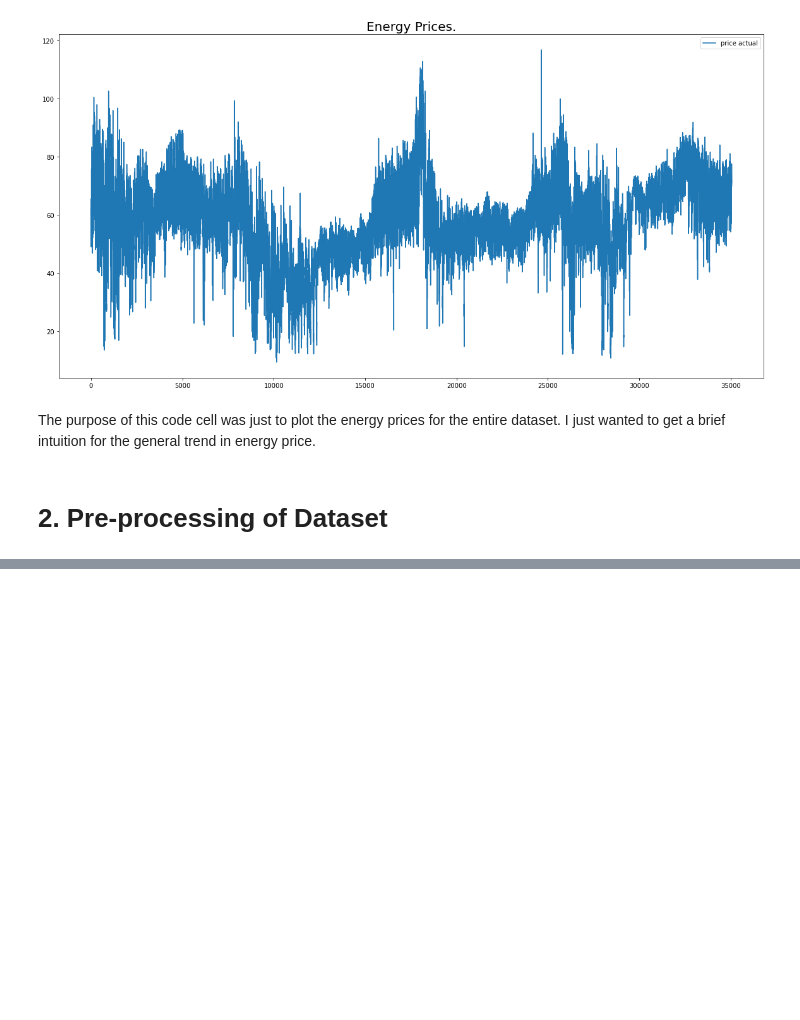
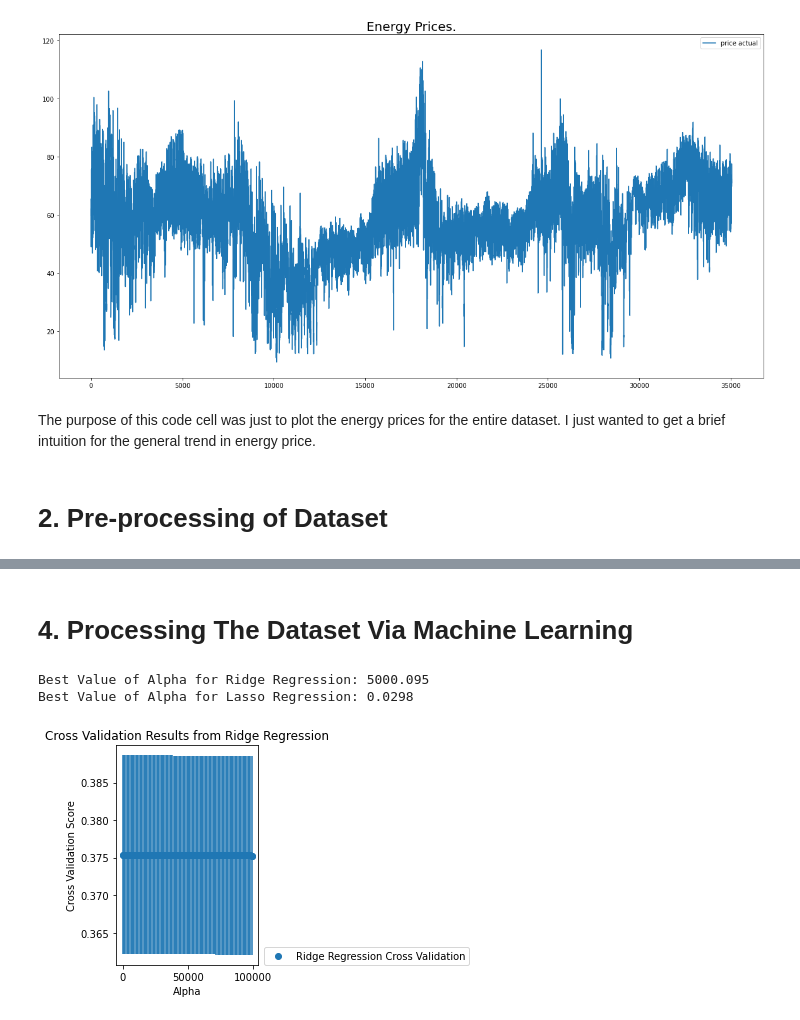
Before and after one commit to Ravi-Raghavan/ECE_443_Term_Project, a Jupyter notebook: EnergyPrices/EnergyPrices.ipynb, the cells around one changed output, grey strips where cells are left out. Saved outputs shown, nothing was run; the diff lists cells and outputs as text; code cells hidden in the pictures; blank space fills up the shorter version.

```diff
--- a/EnergyPrices/EnergyPrices.ipynb
+++ b/EnergyPrices/EnergyPrices.ipynb
@@ -172,0 +280,34 @@ Index(['time', 'generation biomass', 'generation fossil brown coal/lignite',
+# %% [markdown]
+# **4. Processing The Dataset Via Machine Learning**
+# %%
+alphas_model1 = np.linspace(0.1, 100000, 100, endpoint = False) #create alphas for Ridge Regression cross validation testing
+
+cross_validation_scores_model1 = [cross_validate(Ridge(alpha), X_train, Y_train) for alpha in alphas_model1] #compute cross validation scores for each alpha for Ridge Regression
+mean_validation_scores_model1 = [data["test_score"].mean() for data in cross_validation_scores_model1] #compute mean of cross validation scores
+std_validation_scores_model1 = [data["test_score"].std() for data in cross_validation_scores_model1] #compute standard deviation of cross validation scores
+best_alpha_model1 = alphas_model1[np.argmax(mean_validation_scores_model1)] #determine which alphs gives us best cross validation score
+
+print(f"Best Value of Alpha for Ridge Regression: {best_alpha_model1}") #print statement
+
+alphas_model2 = np.linspace(0.01, 1, 100, endpoint = False) #create alphas for Ridge Regression cross validation testing
+cross_validation_scores_model2 = [cross_validate(Lasso(alpha), X_train, Y_train) for alpha in alphas_model2] #compute cross validation scores for each alpha for Lasso Regression
+mean_validation_scores_model2 = [data["test_score"].mean() for data in cross_validation_scores_model2] #compute mean of cross validation scores
+std_validation_scores_model2 = [data["test_score"].std() for data in cross_validation_scores_model2] #compute standard deviation of cross validation scores
+best_alpha_model2 = alphas_model2[np.argmax(mean_validation_scores_model2)] #determine which alphs gives us best cross validation score
+
+print(f"Best Value of Alpha for Lasso Regression: {best_alpha_model2}") #print statement
+# %% [output]
+Best Value of Alpha for Ridge Regression: 5000.095
+Best Value of Alpha for Lasso Regression: 0.0298
+# %%
+#Plot Cross Validation results from Ridge Regression
+plt.title("Cross Validation Results from Ridge Regression")
+plt.scatter(alphas_model1, mean_validation_scores_model1, label= "Ridge Regression Cross Validation")
+plt.errorbar(alphas_model1, mean_validation_scores_model1, std_validation_scores_model1, fmt = "o")
+plt.legend(loc = (1.04, 0))
+plt.xlabel('Alpha')
+plt.ylabel('Cross Validation Score')
+plt.tight_layout()
+plt.show()
+# %% [output]
+[figure, added]
```
Also changed, not shown: parts of 11 cells of this notebook, 2 other files.
